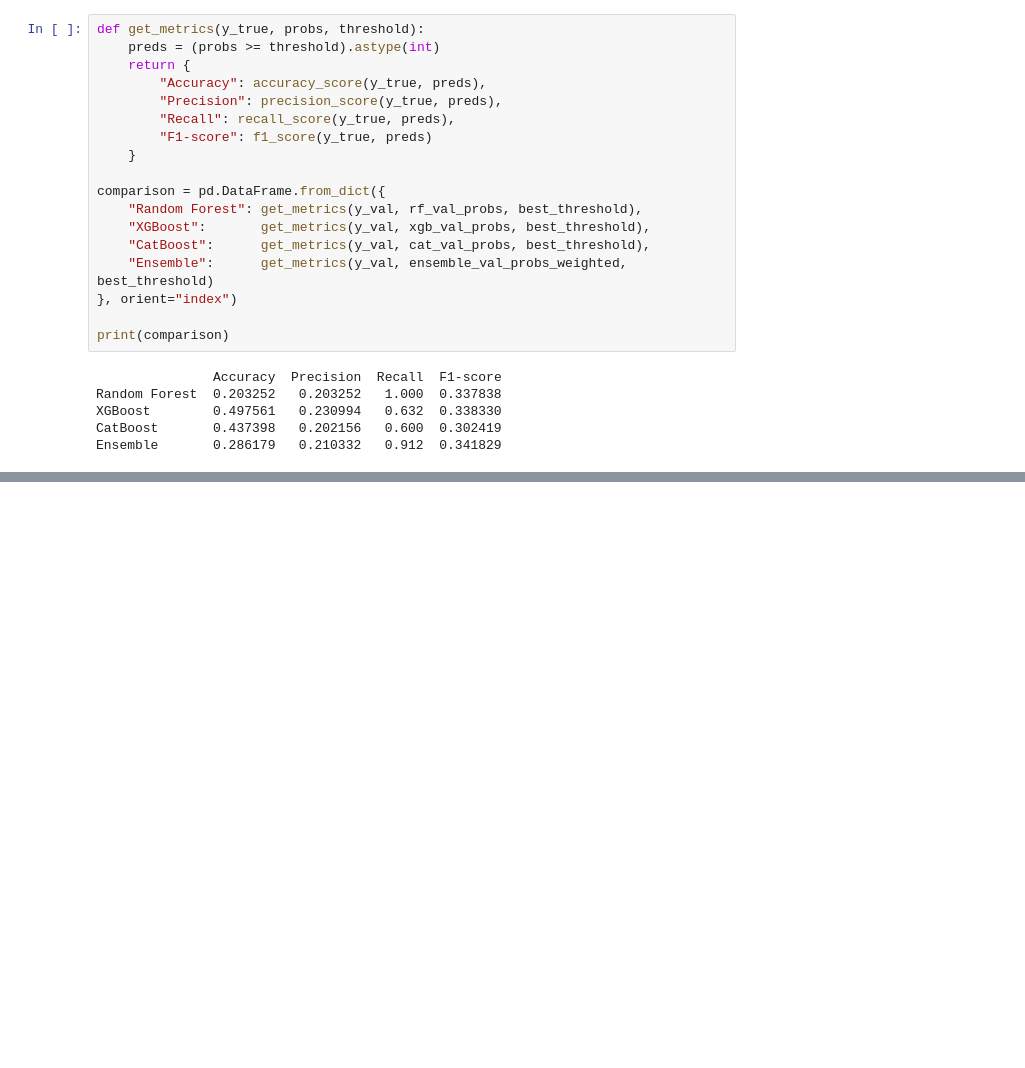
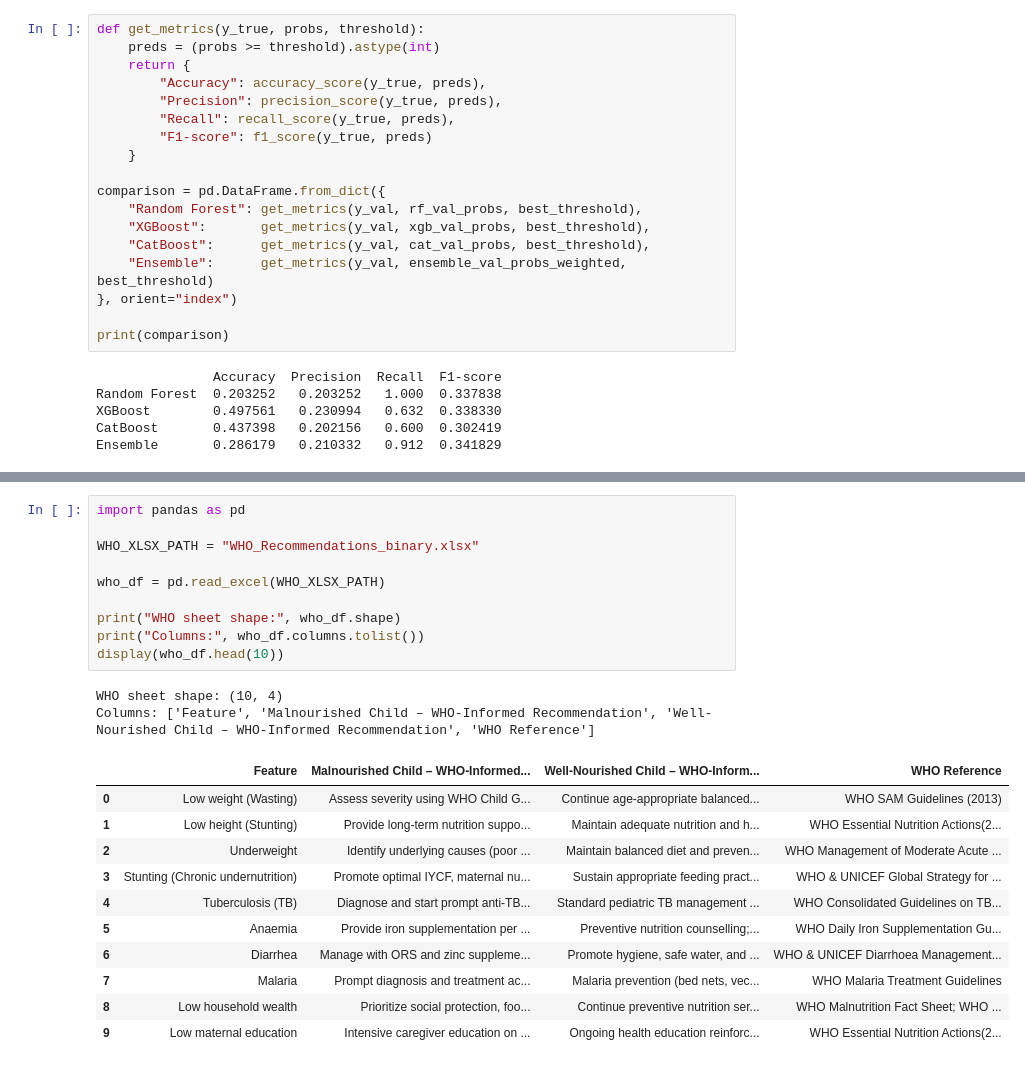
Before and after one commit to DevangaR2002/MalnutritionPrediction, a Jupyter notebook: EnesembleModel.ipynb, the cells around one changed output, grey strips where cells are left out. Cells and saved outputs as stored; diff of their text form; blank space fills up the shorter version.

```diff
--- a/EnesembleModel.ipynb
+++ b/EnesembleModel.ipynb
@@ -524,0 +829,24 @@ Ensemble       0.286179   0.210332   0.912  0.341829
+# %%
+import pandas as pd
+
+WHO_XLSX_PATH = "WHO_Recommendations_binary.xlsx"
+
+who_df = pd.read_excel(WHO_XLSX_PATH)
+
+print("WHO sheet shape:", who_df.shape)
+print("Columns:", who_df.columns.tolist())
+display(who_df.head(10))
+# %% [output]
+WHO sheet shape: (10, 4)
+Columns: ['Feature', 'Malnourished Child – WHO-Informed Recommendation', 'Well-Nourished Child – WHO-Informed Recommendation', 'WHO Reference']
+|  | Feature | Malnourished Child – WHO-Informed... | Well-Nourished Child – WHO-Inform... | WHO Reference |
+| 0 | Low weight (Wasting) | Assess severity using WHO Child G... | Continue age-appropriate balanced... | WHO SAM Guidelines (2013) |
+| 1 | Low height (Stunting) | Provide long-term nutrition suppo... | Maintain adequate nutrition and h... | WHO Essential Nutrition Actions(2... |
+| 2 | Underweight | Identify underlying causes (poor ... | Maintain balanced diet and preven... | WHO Management of Moderate Acute ... |
+| 3 | Stunting (Chronic undernutrition) | Promote optimal IYCF, maternal nu... | Sustain appropriate feeding pract... | WHO & UNICEF Global Strategy for ... |
+| 4 | Tuberculosis (TB) | Diagnose and start prompt anti-TB... | Standard pediatric TB management ... | WHO Consolidated Guidelines on TB... |
+| 5 | Anaemia | Provide iron supplementation per ... | Preventive nutrition counselling;... | WHO Daily Iron Supplementation Gu... |
+| 6 | Diarrhea | Manage with ORS and zinc suppleme... | Promote hygiene, safe water, and ... | WHO & UNICEF Diarrhoea Management... |
+| 7 | Malaria | Prompt diagnosis and treatment ac... | Malaria prevention (bed nets, vec... | WHO Malaria Treatment Guidelines |
+| 8 | Low household wealth | Prioritize social protection, foo... | Continue preventive nutrition ser... | WHO Malnutrition Fact Sheet; WHO ... |
+| 9 | Low maternal education | Intensive caregiver education on ... | Ongoing health education reinforc... | WHO Essential Nutrition Actions(2... |
```
Also changed, not shown: parts of 36 cells of this notebook, 11 other files.
